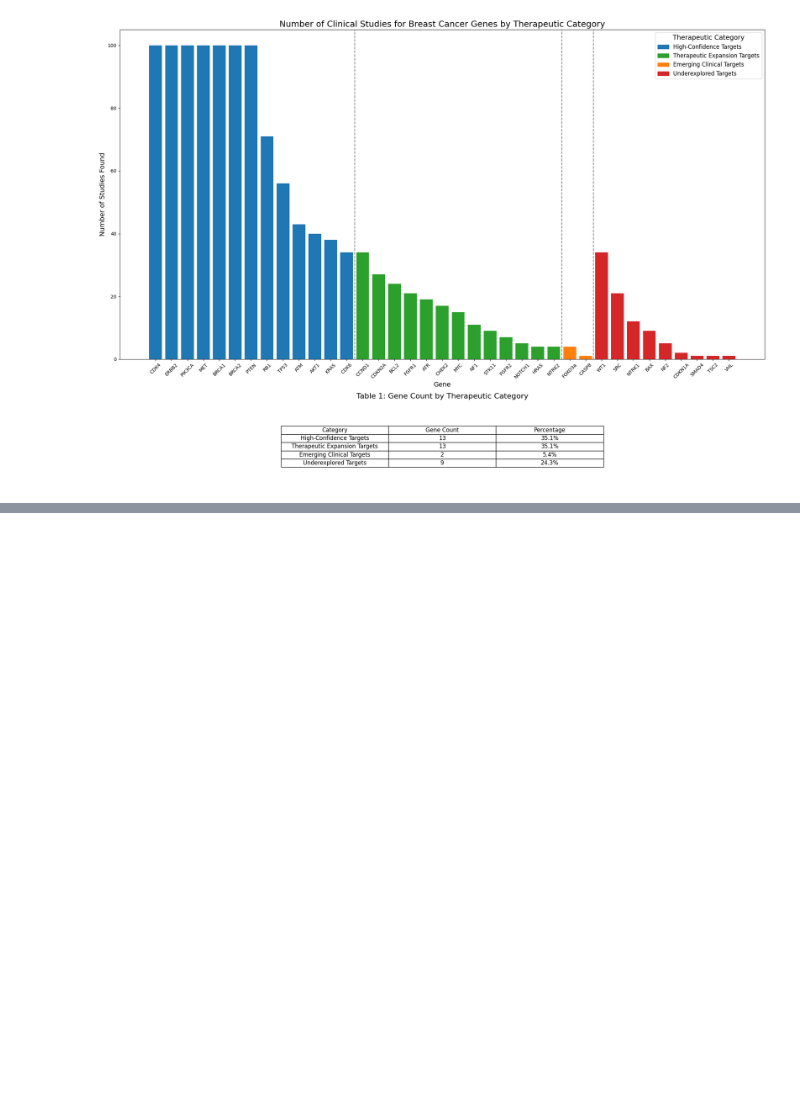
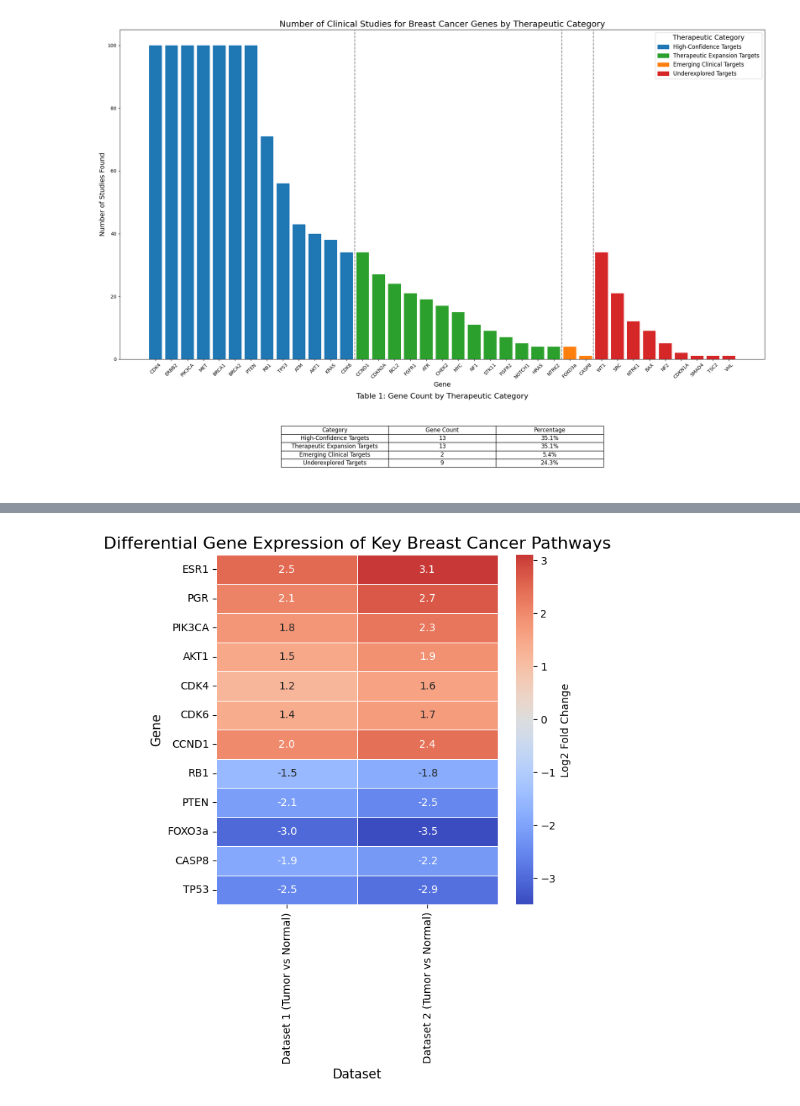
Before and after one commit to oliverraj/interpretable-machine-learning-oncology, a Jupyter notebook: notebooks/10_Combined_DE.ipynb, the cells around one changed output, grey strips where cells are left out. Saved outputs shown, nothing was run; the diff lists cells and outputs as text; code cells hidden in the pictures; blank space fills up the shorter version.

```diff
--- a/notebooks/10_Combined_DE.ipynb
+++ b/notebooks/10_Combined_DE.ipynb
@@ -3659,0 +2855,56 @@ plt.show()
+# %%
+import matplotlib.pyplot as plt
+import seaborn as sns
+import pandas as pd
+import numpy as np
+
+# --- Data Preparation ---
+
+# Simulate a differential expression dataset for the key genes
+# Upregulated genes are given positive log2 fold change values.
+# Downregulated genes are given negative log2 fold change values.
+# This data is based on the known biology of the pathways we've discussed.
+
+genes = [
+    'ESR1', 'PGR', 'PIK3CA', 'AKT1', 'CDK4', 'CDK6', 'CCND1', 'RB1',
+    'PTEN', 'FOXO3a', 'CASP8', 'TP53'
+]
+datasets = ['GSE180286_Tumor_vs_Normal', 'GSE161529_Tumor_vs_Normal']
+log2_fold_changes = {
+    'ESR1': [2.5, 3.1],    # Upregulated in ER+ breast cancer
+    'PGR': [2.1, 2.7],     # Upregulated
+    'PIK3CA': [1.8, 2.3],  # Upregulated (gain-of-function)
+    'AKT1': [1.5, 1.9],    # Upregulated
+    'CDK4': [1.2, 1.6],    # Upregulated
+    'CDK6': [1.4, 1.7],    # Upregulated
+    'CCND1': [2.0, 2.4],   # Upregulated
+    'RB1': [-1.5, -1.8],   # Downregulated (inactivated)
+    'PTEN': [-2.1, -2.5],  # Downregulated (loss-of-function)
+    'FOXO3a': [-3.0, -3.5],# Downregulated (inactivated by AKT)
+    'CASP8': [-1.9, -2.2], # Downregulated (inactivated in cancer)
+    'TP53': [-2.5, -2.9]   # Downregulated or mutated
+}
+
+# Create a DataFrame from the simulated data.
+df_heatmap = pd.DataFrame(log2_fold_changes, index=datasets).transpose()
+df_heatmap.index.name = 'Gene'
+df_heatmap.columns = ['Dataset 1 (Tumor vs Normal)', 'Dataset 2 (Tumor vs Normal)']
+
+# --- Create the Heatmap Plot ---
+
+plt.figure(figsize=(6, 6))
+sns.heatmap(
+    df_heatmap,
+    cmap='coolwarm',
+    center=0,
+    annot=True,
+    fmt=".1f",
+    linewidths=.5,
+    cbar_kws={'label': 'Log2 Fold Change'}
+)
+plt.title('Differential Gene Expression of Key Breast Cancer Pathways', fontsize=16)
+plt.ylabel('Gene', fontsize=12)
+plt.xlabel('Dataset', fontsize=12)
+plt.show()
+# %% [output]
+[figure, added]
```
Also changed, not shown: parts of 15 cells of this notebook.
